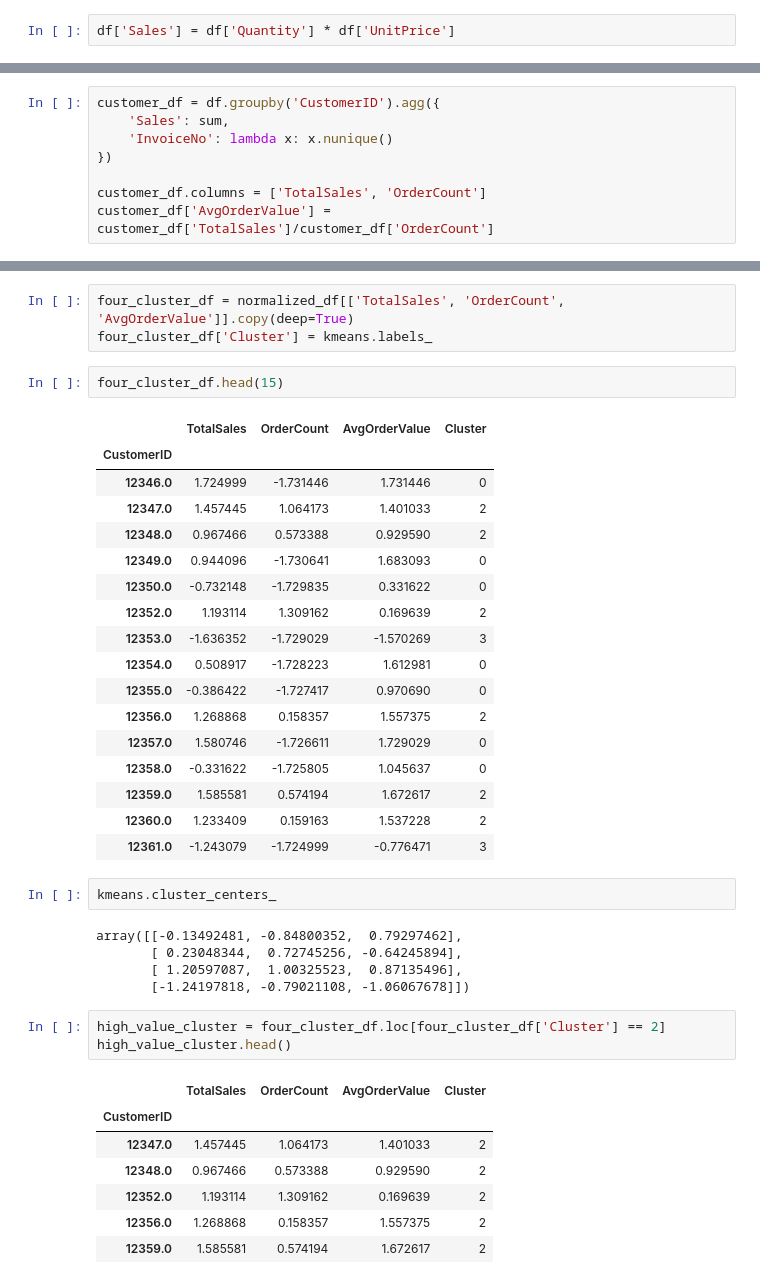
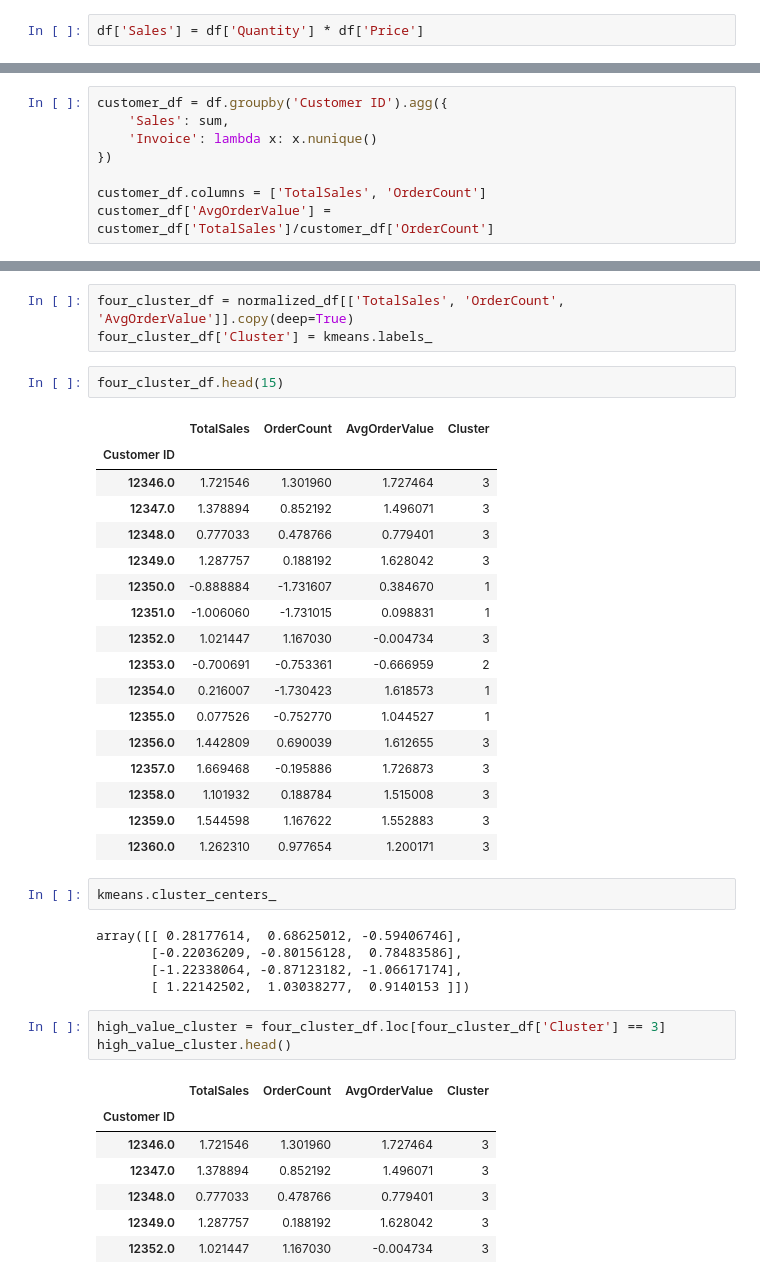
Before and after one commit to hcgalvan/UNSAM-Machine-Learning-on-Economics, a Jupyter notebook: 10-CustomerSegmentation.ipynb, the cells around one changed output, grey strips where cells are left out. Drawn from its saved outputs; the diff is of its cells as text.

```diff
--- a/10-CustomerSegmentation.ipynb
+++ b/10-CustomerSegmentation.ipynb
@@ -120,5 +140,5 @@ df.shape
 # %%
-df['Sales'] = df['Quantity'] * df['UnitPrice']
+df['Sales'] = df['Quantity'] * df['Price']
 # %%
 df.head()
 # %% [output]
@@ -133,7 +153,7 @@ df.head()
 # %%
-customer_df = df.groupby('CustomerID').agg({
+customer_df = df.groupby('Customer ID').agg({
     'Sales': sum,
-    'InvoiceNo': lambda x: x.nunique()
+    'Invoice': lambda x: x.nunique()
 })
 
 customer_df.columns = ['TotalSales', 'OrderCount']
@@ -428,40 +446,40 @@ four_cluster_df['Cluster'] = kmeans.labels_
 four_cluster_df.head(15)
 # %% [output]
 |  | TotalSales | OrderCount | AvgOrderValue | Cluster |
-| CustomerID |  |  |  |  |
-| 12346.0 | 1.724999 | -1.731446 | 1.731446 | 0 |
-| 12347.0 | 1.457445 | 1.064173 | 1.401033 | 2 |
-| 12348.0 | 0.967466 | 0.573388 | 0.929590 | 2 |
-| 12349.0 | 0.944096 | -1.730641 | 1.683093 | 0 |
-| 12350.0 | -0.732148 | -1.729835 | 0.331622 | 0 |
-| 12352.0 | 1.193114 | 1.309162 | 0.169639 | 2 |
-| 12353.0 | -1.636352 | -1.729029 | -1.570269 | 3 |
-| 12354.0 | 0.508917 | -1.728223 | 1.612981 | 0 |
-| 12355.0 | -0.386422 | -1.727417 | 0.970690 | 0 |
-| 12356.0 | 1.268868 | 0.158357 | 1.557375 | 2 |
-| 12357.0 | 1.580746 | -1.726611 | 1.729029 | 0 |
-| 12358.0 | -0.331622 | -1.725805 | 1.045637 | 0 |
-| 12359.0 | 1.585581 | 0.574194 | 1.672617 | 2 |
-| 12360.0 | 1.233409 | 0.159163 | 1.537228 | 2 |
-| 12361.0 | -1.243079 | -1.724999 | -0.776471 | 3 |
+| Customer ID |  |  |  |  |
+| 12346.0 | 1.721546 | 1.301960 | 1.727464 | 3 |
+| 12347.0 | 1.378894 | 0.852192 | 1.496071 | 3 |
+| 12348.0 | 0.777033 | 0.478766 | 0.779401 | 3 |
+| 12349.0 | 1.287757 | 0.188192 | 1.628042 | 3 |
+| 12350.0 | -0.888884 | -1.731607 | 0.384670 | 1 |
+| 12351.0 | -1.006060 | -1.731015 | 0.098831 | 1 |
+| 12352.0 | 1.021447 | 1.167030 | -0.004734 | 3 |
+| 12353.0 | -0.700691 | -0.753361 | -0.666959 | 2 |
+| 12354.0 | 0.216007 | -1.730423 | 1.618573 | 1 |
+| 12355.0 | 0.077526 | -0.752770 | 1.044527 | 1 |
+| 12356.0 | 1.442809 | 0.690039 | 1.612655 | 3 |
+| 12357.0 | 1.669468 | -0.195886 | 1.726873 | 3 |
+| 12358.0 | 1.101932 | 0.188784 | 1.515008 | 3 |
+| 12359.0 | 1.544598 | 1.167622 | 1.552883 | 3 |
+| 12360.0 | 1.262310 | 0.977654 | 1.200171 | 3 |
 # %%
 kmeans.cluster_centers_
 # %% [output]
-array([[-0.13492481, -0.84800352,  0.79297462],
-       [ 0.23048344,  0.72745256, -0.64245894],
-       [ 1.20597087,  1.00325523,  0.87135496],
-       [-1.24197818, -0.79021108, -1.06067678]])
+array([[ 0.28177614,  0.68625012, -0.59406746],
+       [-0.22036209, -0.80156128,  0.78483586],
+       [-1.22338064, -0.87123182, -1.06617174],
+       [ 1.22142502,  1.03038277,  0.9140153 ]])
 # %%
-high_value_cluster = four_cluster_df.loc[four_cluster_df['Cluster'] == 2]
+high_value_cluster = four_cluster_df.loc[four_cluster_df['Cluster'] == 3]
 high_value_cluster.head()
 # %% [output]
 |  | TotalSales | OrderCount | AvgOrderValue | Cluster |
-| CustomerID |  |  |  |  |
-| 12347.0 | 1.457445 | 1.064173 | 1.401033 | 2 |
-| 12348.0 | 0.967466 | 0.573388 | 0.929590 | 2 |
-| 12352.0 | 1.193114 | 1.309162 | 0.169639 | 2 |
-| 12356.0 | 1.268868 | 0.158357 | 1.557375 | 2 |
-| 12359.0 | 1.585581 | 0.574194 | 1.672617 | 2 |
+| Customer ID |  |  |  |  |
+| 12346.0 | 1.721546 | 1.301960 | 1.727464 | 3 |
+| 12347.0 | 1.378894 | 0.852192 | 1.496071 | 3 |
+| 12348.0 | 0.777033 | 0.478766 | 0.779401 | 3 |
+| 12349.0 | 1.287757 | 0.188192 | 1.628042 | 3 |
+| 12352.0 | 1.021447 | 1.167030 | -0.004734 | 3 |
 # %%
 customer_df.loc[high_value_cluster.index].describe()
 # %% [output]
```
Also changed, not shown: parts of 41 cells of this notebook, 3 other files.
